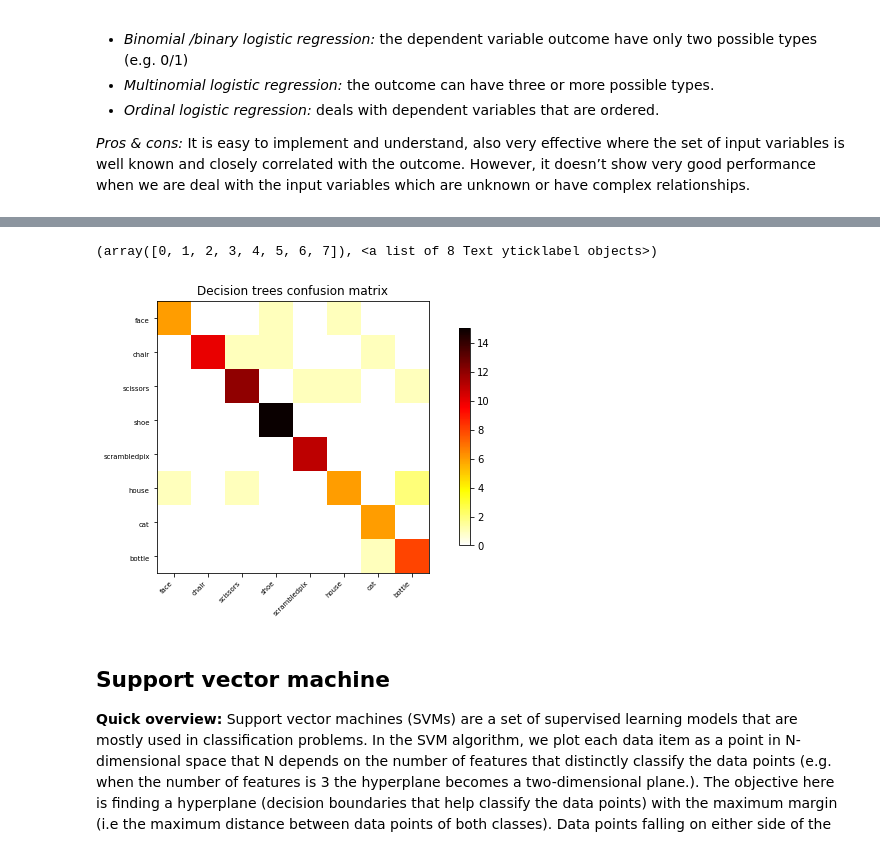
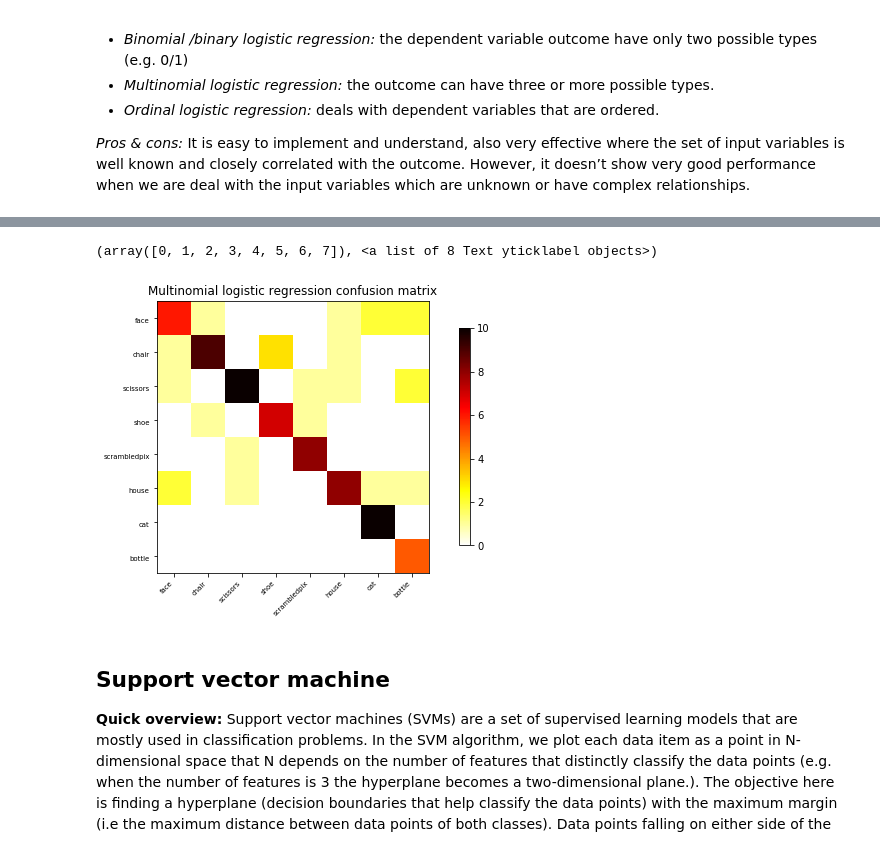
Before and after one commit to brainhack-school2020/BHS_project_SRastegarnia, a Jupyter notebook: Classifiers.ipynb, the cells around one changed output, grey strips where cells are left out. Saved outputs shown, nothing was run; the diff lists cells and outputs as text; code cells hidden in the pictures.

```diff
--- a/Classifiers.ipynb
+++ b/Classifiers.ipynb
@@ -416,11 +416,11 @@ print(prediction_accuracy_logistic_50)
 # %%
 plot_matrix(confusion_matrix(y_test, logistic_50), cmap='hot_r', labels=unique_conditions)
-plt.title('Decision trees confusion matrix')
+plt.title('Multinomial logistic regression confusion matrix')
 plt.xticks(rotation=45)
 plt.yticks(rotation=0)
 # %% [output]
 (array([0, 1, 2, 3, 4, 5, 6, 7]), <a list of 8 Text yticklabel objects>)
-[figure, old version]
+[figure, new version]
 # %% [markdown]
 ## Support vector machine
 **Quick overview:**  Support vector machines (SVMs) are a set of supervised learning models that are mostly used in classification problems. In the SVM algorithm, we plot each data item as a point in N-dimensional space that N depends on the number of features that distinctly classify the data points (e.g. when the number of features is 3 the hyperplane becomes a two-dimensional plane.). The objective here is finding a hyperplane (decision boundaries that help classify the data points)  with the maximum margin (i.e the maximum distance between data points of both classes). Data points falling on either side of the hyperplane can be attributed to different classes.
```
Also changed, not shown: parts of 25 cells of this notebook, 2 other files.
